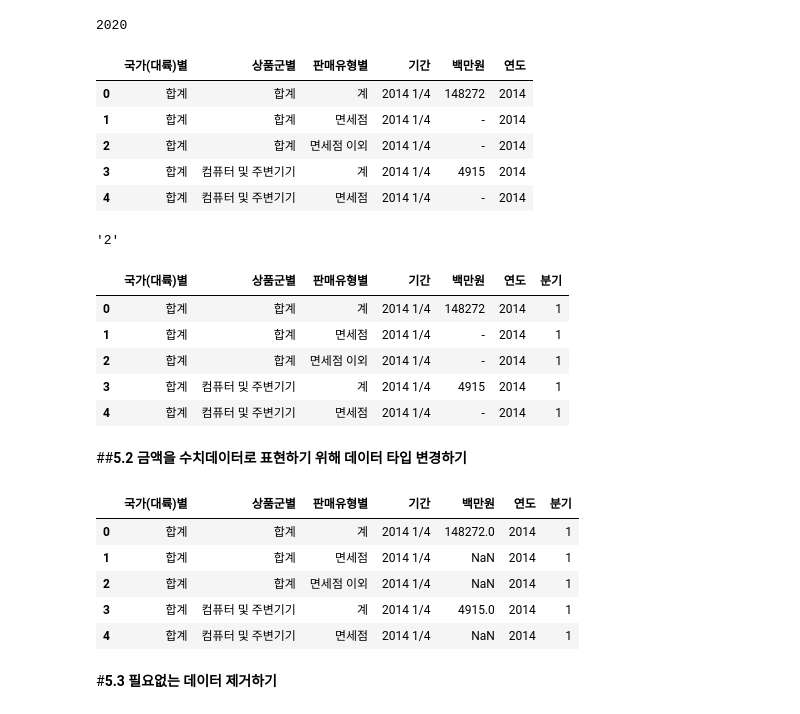
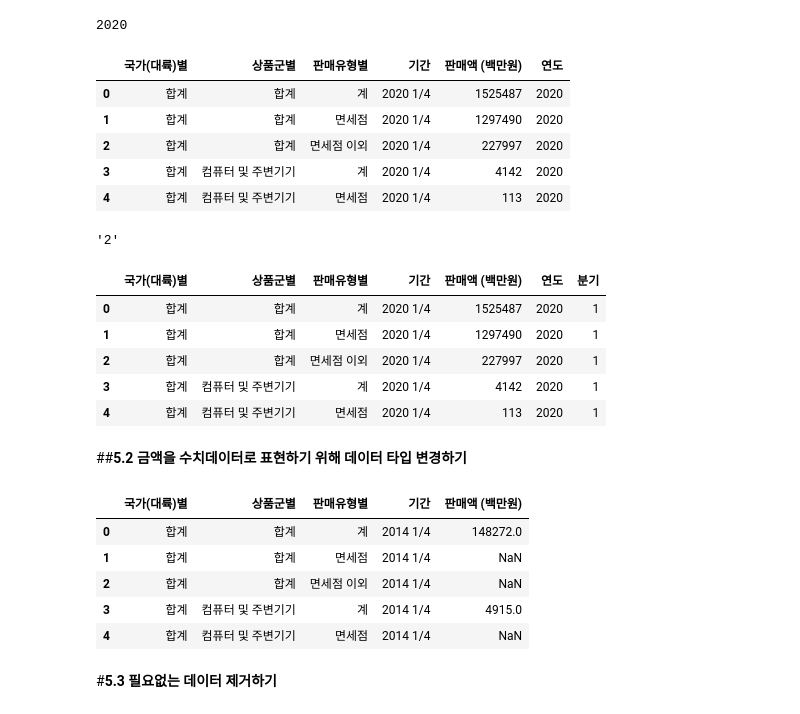
Before and after one commit to unknown-jun/First_step_of_data_analist, a Jupyter notebook: K_Beauty.ipynb, the cells around one changed output. Saved outputs shown, nothing was run; the diff lists cells and outputs as text; code cells hidden in the pictures.

```diff
--- a/K_Beauty.ipynb
+++ b/K_Beauty.ipynb
@@ -70,7 +50,7 @@ NanumGothic Eco
 # %% [markdown]
 #**3. 데이터로드하기**
 # %%
-df_raw = pd.read_csv('국가_대륙_별_상품군별_온라인쇼핑_해외직접판매액_20200923140806.csv',
+df_raw = pd.read_csv('국가_대륙_별_상품군별_온라인쇼핑_해외직접판매액_20201020191448.csv',
                      encoding="cp949")
-df_raw.shape
+df_raw
 # %% [output]
@@ -119,7 +115,7 @@ Name: 국가(대륙)별, dtype: int64
 #**4. 분석과 시각화를 위한 tidy data 만들기**
 # %%
 df=df_raw.melt(id_vars=["국가(대륙)별","상품군별", "판매유형별"],
-            var_name="기간", value_name="백만원")
+            var_name="기간", value_name="판매액 (백만원)")
 df.shape
 # %% [output]
 (11700, 5)
@@ -168,12 +164,12 @@ int('2020 2/4 p)'.split()[0])
 df["연도"] = df["기간"].map(lambda x : int(x.split()[0]))
 df.head()
 # %% [output]
-|  | 국가(대륙)별 | 상품군별 | 판매유형별 | 기간 | 백만원 | 연도 |
-| 0 | 합계 | 합계 | 계 | 2014 1/4 | 148272 | 2014 |
-| 1 | 합계 | 합계 | 면세점 | 2014 1/4 | - | 2014 |
-| 2 | 합계 | 합계 | 면세점 이외 | 2014 1/4 | - | 2014 |
-| 3 | 합계 | 컴퓨터 및 주변기기 | 계 | 2014 1/4 | 4915 | 2014 |
-| 4 | 합계 | 컴퓨터 및 주변기기 | 면세점 | 2014 1/4 | - | 2014 |
+|  | 국가(대륙)별 | 상품군별 | 판매유형별 | 기간 | 판매액 (백만원) | 연도 |
+| 0 | 합계 | 합계 | 계 | 2020 1/4 | 1525487 | 2020 |
+| 1 | 합계 | 합계 | 면세점 | 2020 1/4 | 1297490 | 2020 |
+| 2 | 합계 | 합계 | 면세점 이외 | 2020 1/4 | 227997 | 2020 |
+| 3 | 합계 | 컴퓨터 및 주변기기 | 계 | 2020 1/4 | 4142 | 2020 |
+| 4 | 합계 | 컴퓨터 및 주변기기 | 면세점 | 2020 1/4 | 113 | 2020 |
 # %%
 '2020 2/4 p)'.split()[1].split('/')[0]
 # %% [output]
@@ -183,25 +179,25 @@ df.head()
 df['분기']=df["기간"].map(lambda x: int(x.split()[1].split('/')[0]))
 df.head()
 # %% [output]
-|  | 국가(대륙)별 | 상품군별 | 판매유형별 | 기간 | 백만원 | 연도 | 분기 |
-| 0 | 합계 | 합계 | 계 | 2014 1/4 | 148272 | 2014 | 1 |
-| 1 | 합계 | 합계 | 면세점 | 2014 1/4 | - | 2014 | 1 |
-| 2 | 합계 | 합계 | 면세점 이외 | 2014 1/4 | - | 2014 | 1 |
-| 3 | 합계 | 컴퓨터 및 주변기기 | 계 | 2014 1/4 | 4915 | 2014 | 1 |
-| 4 | 합계 | 컴퓨터 및 주변기기 | 면세점 | 2014 1/4 | - | 2014 | 1 |
+|  | 국가(대륙)별 | 상품군별 | 판매유형별 | 기간 | 판매액 (백만원) | 연도 | 분기 |
+| 0 | 합계 | 합계 | 계 | 2020 1/4 | 1525487 | 2020 | 1 |
+| 1 | 합계 | 합계 | 면세점 | 2020 1/4 | 1297490 | 2020 | 1 |
+| 2 | 합계 | 합계 | 면세점 이외 | 2020 1/4 | 227997 | 2020 | 1 |
+| 3 | 합계 | 컴퓨터 및 주변기기 | 계 | 2020 1/4 | 4142 | 2020 | 1 |
+| 4 | 합계 | 컴퓨터 및 주변기기 | 면세점 | 2020 1/4 | 113 | 2020 | 1 |
 # %% [markdown]
 ##**5.2 금액을 수치데이터로 표현하기 위해 데이터 타입 변경하기**
 # %%
 # - 문자로 결측치를 변경하고 float 타입으로 변경하기
-df["백만원"] = df["백만원"].replace("-", np.nan).astype(float)
+df["판매액 (백만원)"] = df["판매액 (백만원)"].replace("-", np.nan).astype(float)
 df.head()
 # %% [output]
-|  | 국가(대륙)별 | 상품군별 | 판매유형별 | 기간 | 백만원 | 연도 | 분기 |
-| 0 | 합계 | 합계 | 계 | 2014 1/4 | 148272.0 | 2014 | 1 |
-| 1 | 합계 | 합계 | 면세점 | 2014 1/4 | NaN | 2014 | 1 |
-| 2 | 합계 | 합계 | 면세점 이외 | 2014 1/4 | NaN | 2014 | 1 |
-| 3 | 합계 | 컴퓨터 및 주변기기 | 계 | 2014 1/4 | 4915.0 | 2014 | 1 |
-| 4 | 합계 | 컴퓨터 및 주변기기 | 면세점 | 2014 1/4 | NaN | 2014 | 1 |
+|  | 국가(대륙)별 | 상품군별 | 판매유형별 | 기간 | 판매액 (백만원) |
+| 0 | 합계 | 합계 | 계 | 2014 1/4 | 148272.0 |
+| 1 | 합계 | 합계 | 면세점 | 2014 1/4 | NaN |
+| 2 | 합계 | 합계 | 면세점 이외 | 2014 1/4 | NaN |
+| 3 | 합계 | 컴퓨터 및 주변기기 | 계 | 2014 1/4 | 4915.0 |
+| 4 | 합계 | 컴퓨터 및 주변기기 | 면세점 | 2014 1/4 | NaN |
 # %% [markdown]
 #**5.3 필요없는 데이터 제거하기**
 # %%
```
Also changed, not shown: parts of 15 cells of this notebook.
